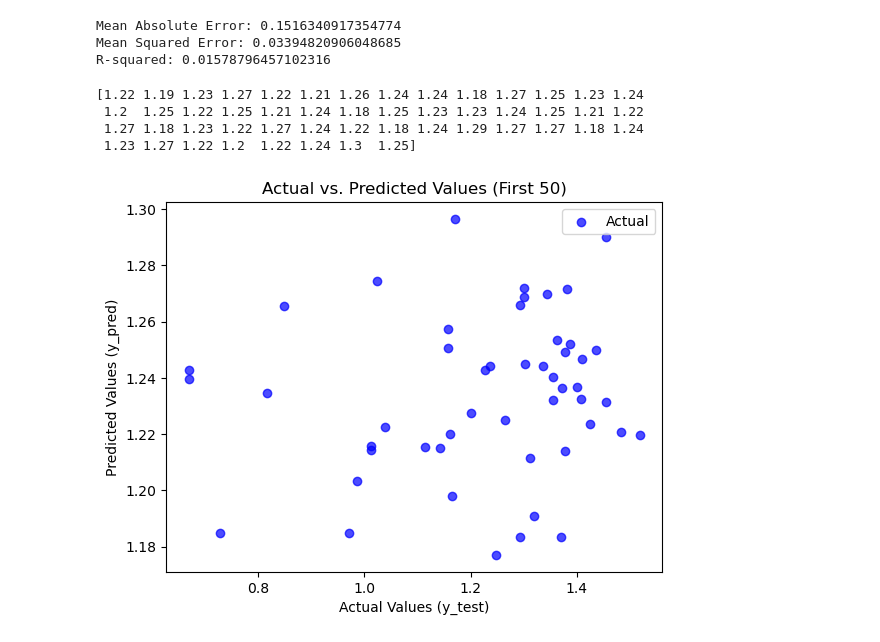
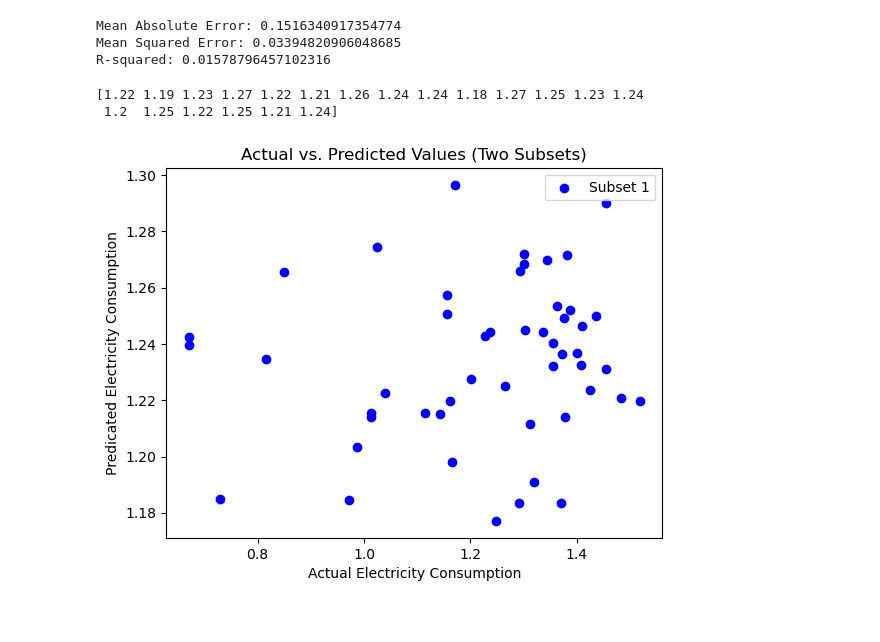
Before and after one commit to kgiri2000/COSC4550_COSC5550Project, a Jupyter notebook: Code/model.ipynb, the cells around one changed output. Drawn from its saved outputs; the diff is of its cells as text; code cells hidden in the pictures.

```diff
--- a/Code/model.ipynb
+++ b/Code/model.ipynb
@@ -70,20 +72,17 @@ R-squared: 0.01578796457102316
+# %%
+y_pred_subset1 = y_pred[:20]
+print(y_pred_subset1)
+# %% [output]
+[1.22 1.19 1.23 1.27 1.22 1.21 1.26 1.24 1.24 1.18 1.27 1.25 1.23 1.24
+ 1.2  1.25 1.22 1.25 1.21 1.24]
 # %%
-y_test_subset = y_test[:50]
-y_pred_subset = y_pred[:50]
-print(y_pred_subset)
-
-# Scatter plot with different colors for actual and predicted values
-plt.scatter(y_test_subset, c='blue', label='Actual')
-plt.scatter(y_pred_subset, c = 'red', label = "Predicted")
-
-plt.xlabel('Actual Values (y_test)')
-plt.ylabel('Predicted Values (y_pred)')
-plt.title('Actual vs. Predicted Values (First 50)')
+y_test_subset1 = y_test[:50]
+y_pred_subset1 = y_pred[:50]
+plt.scatter(y_test_subset1, y_pred_subset1, c='blue', label='Subset 1')
+plt.xlabel('Actual Electricity Consumption')
+plt.ylabel('Predicated Electricity Consumption')
+plt.title('Actual vs. Predicted Values (Two Subsets)')
 plt.legend()
 plt.show()
 # %% [output]
-[1.22 1.19 1.23 1.27 1.22 1.21 1.26 1.24 1.24 1.18 1.27 1.25 1.23 1.24
- 1.2  1.25 1.22 1.25 1.21 1.24 1.18 1.25 1.23 1.23 1.24 1.25 1.21 1.22
- 1.27 1.18 1.23 1.22 1.27 1.24 1.22 1.18 1.24 1.29 1.27 1.27 1.18 1.24
- 1.23 1.27 1.22 1.2  1.22 1.24 1.3  1.25]
-[figure, old version]
+[figure, new version]
```
Also changed, not shown: parts of 1 cell of this notebook, 1 other file.
